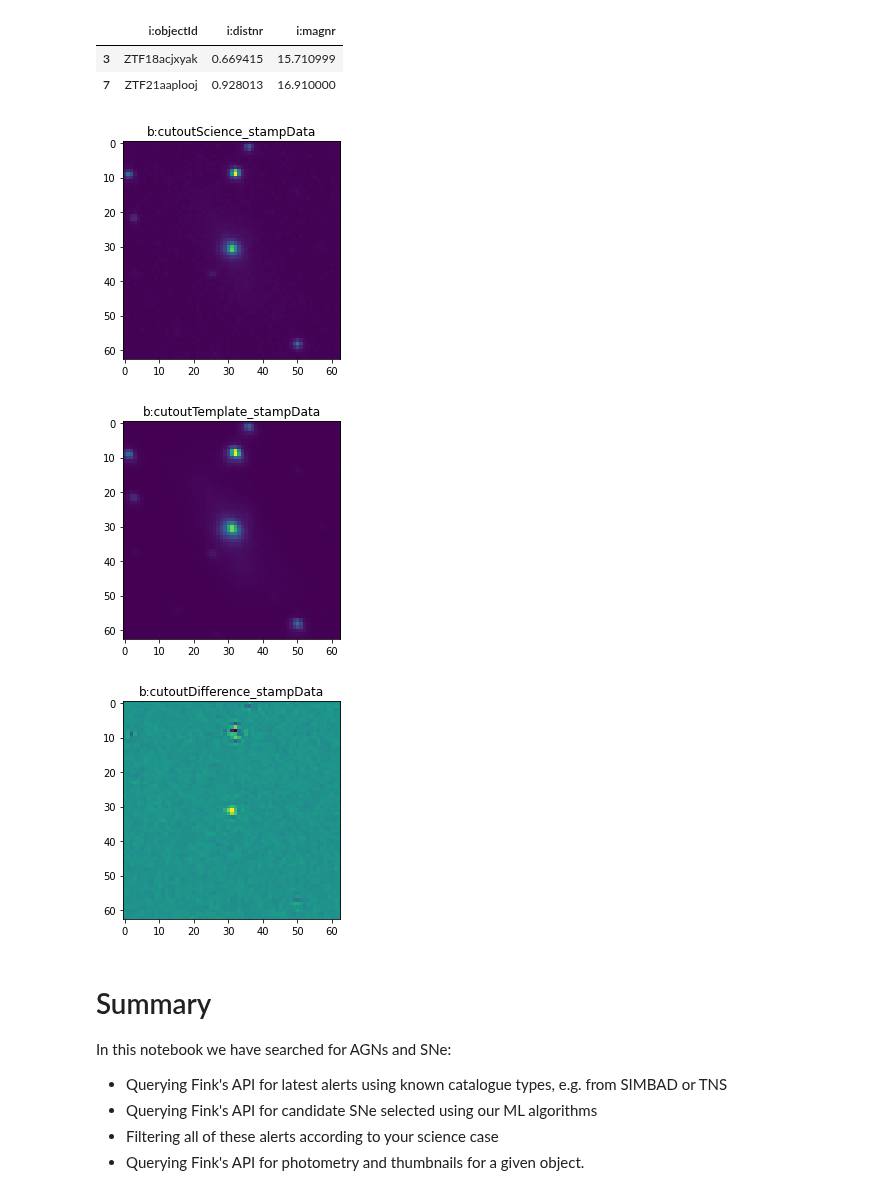
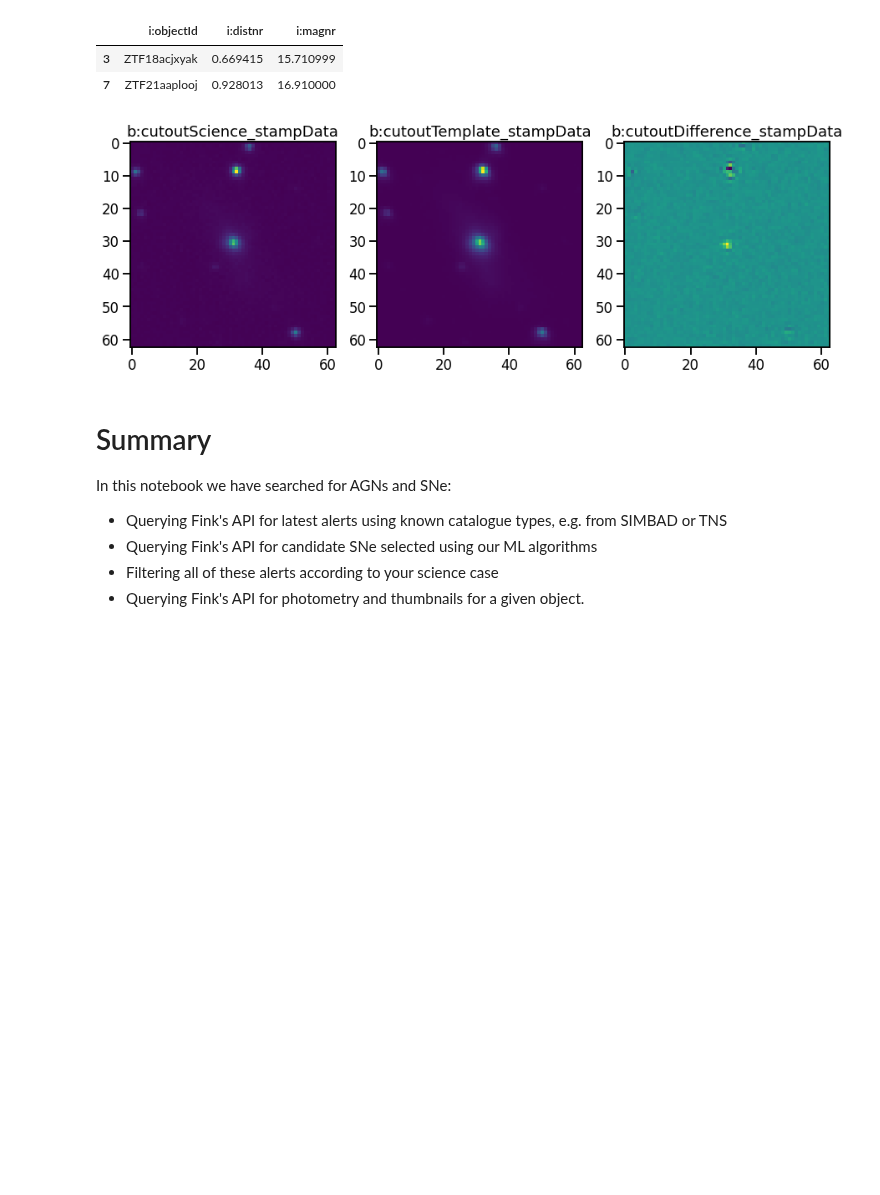
Before and after one commit to astrolabsoftware/fink-tutorials, a Jupyter notebook: extragalactic/extragalactic.ipynb, the cells around one changed output. Cells and saved outputs as stored; diff of their text form; code cells hidden in the pictures; blank space fills up the shorter version.

```diff
--- a/extragalactic/extragalactic.ipynb
+++ b/extragalactic/extragalactic.ipynb
@@ -119,6 +175,13 @@ candSNe_w_color[candSNe_w_color.columns[::-1]][:5]
 | 8 | 2021-04-05 05:03:50.003 | NaN | 0.027423 | Early SN candidate | 1424.3228 | 2177.1980 | 0 | null | ... |
 5 rows × 48 columns
 # %%
+import numpy as np
+import matplotlib.pyplot as plt
+import seaborn as sns
+sns.set_context('talk')
+
+fig = plt.figure(figsize=(15, 6))
+
 plt.hist(candSNe_w_color["v:r-g"], histtype='step')
 plt.xlabel("v:r-g")
 # %% [output]
@@ -259,6 +407,12 @@ plt.legend()
 # %% [markdown]
 fetch latest classification scores and plot their distribution
 # %%
+import matplotlib.pyplot as plt
+import seaborn as sns
+sns.set_context('talk')
+
+fig = plt.figure(figsize=(15, 6))
+
 for score in ['d:snn_sn_vs_all','d:snn_snia_vs_nonia','d:rfscore']:
     plt.hist(pdf[score], histtype='step', label=score)
 plt.xlabel('sn score probability')
@@ -287,40 +441,44 @@ with_closeby_gal[['i:objectId','i:distnr','i:magnr']]
 | 3 | ZTF18acjxyak | 0.669415 | 15.710999 |
 | 7 | ZTF21aaplooj | 0.928013 | 16.910000 |
 # %%
+import matplotlib.pyplot as plt
+import seaborn as sns
+sns.set_context('talk')
+
+fig, axes = plt.subplots(1, 3, figsize=(15, 6))
+
 # import requests
 # import pandas as pd
 # import matplotlib.pyplot as plt
 
 # transfer cutout data
 r = requests.post(
   'http://134.158.75.151:24000/api/v1/objects',
   json={
     'objectId': with_closeby_gal['i:objectId'].iloc[0],
     'withcutouts': 'True'
   }
 )
 
 # Format output in a DataFrame
 pdf = pd.read_json(r.content)
 
 columns = [
     'b:cutoutScience_stampData',
     'b:cutoutTemplate_stampData',
     'b:cutoutDifference_stampData'
 ]
 
-for col in columns:
+for index, col in enumerate(columns):
     # 2D array
     data = pdf[col].values[0]
 
     # do whatever plotting
-    plt.imshow(data)
-    plt.title(col)
-    plt.show()
+    axes[index].imshow(data)
+    axes[index].set_title(col)
+plt.show()
 # %% [output]
-[figure, old version]
+[figure, new version]
-[figure, removed]
-[figure, removed]
 # %% [markdown]
 # Summary
 In this notebook we have searched for AGNs and SNe:
```
Also changed, not shown: parts of 21 cells of this notebook.
